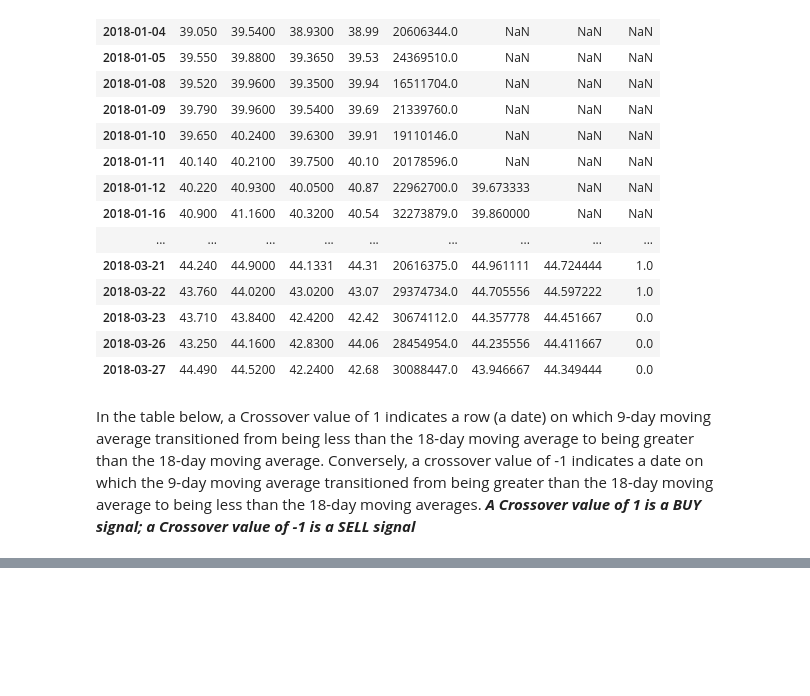
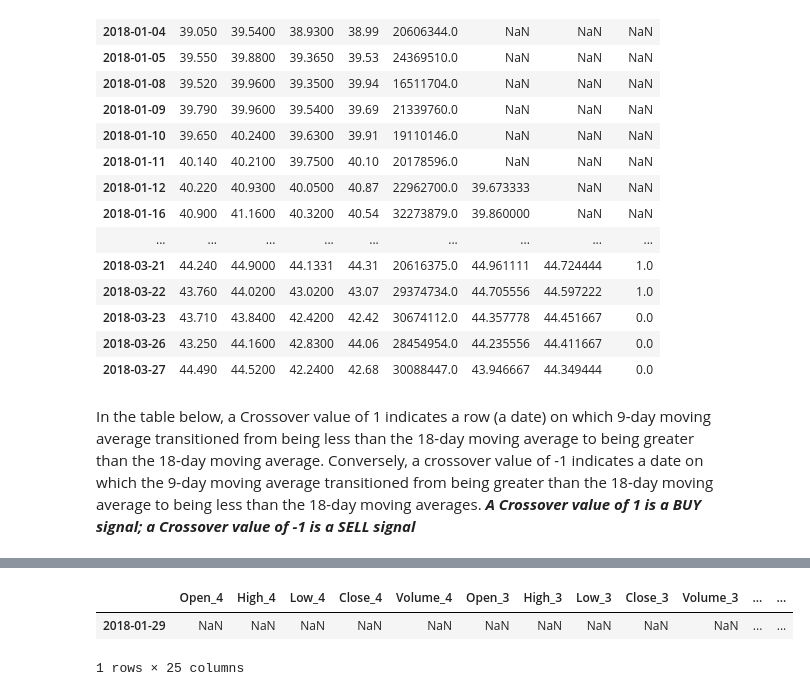
Before and after one commit to focods/neural-net-stock-trading, a Jupyter notebook: Data Wrangler.ipynb, the cells around one changed output, grey strips where cells are left out. Drawn from its saved outputs; the diff is of its cells as text; code cells hidden in the pictures; blank space fills up the shorter version.

```diff
--- a/Data Wrangler.ipynb
+++ b/Data Wrangler.ipynb
@@ -192,0 +260,3 @@ dow_data
+# %%
+xx=dow_data.index[0]
+xx
@@ -192,0 +265,6 @@ dow_data
+# %%
+getPredictors(xx,dow_data)
+# %% [output]
+|  | Open_4 | High_4 | Low_4 | Close_4 | Volume_4 | Open_3 | High_3 | Low_3 | Close_3 | Volume_3 | ... | ... |
+| 2018-01-29 | NaN | NaN | NaN | NaN | NaN | NaN | NaN | NaN | NaN | NaN | ... | ... |
+1 rows × 25 columns
```
Also changed, not shown: parts of 19 cells of this notebook.
